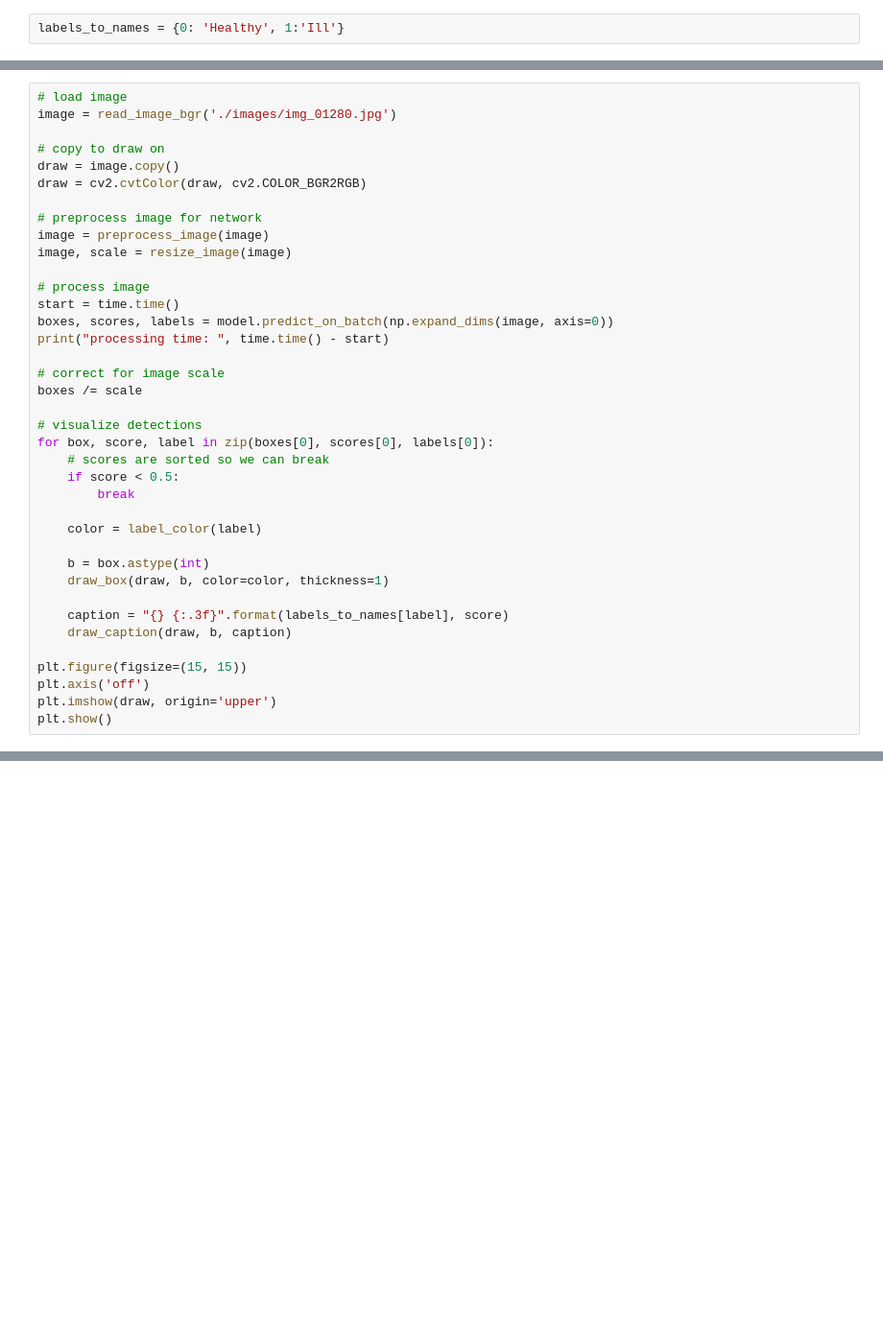
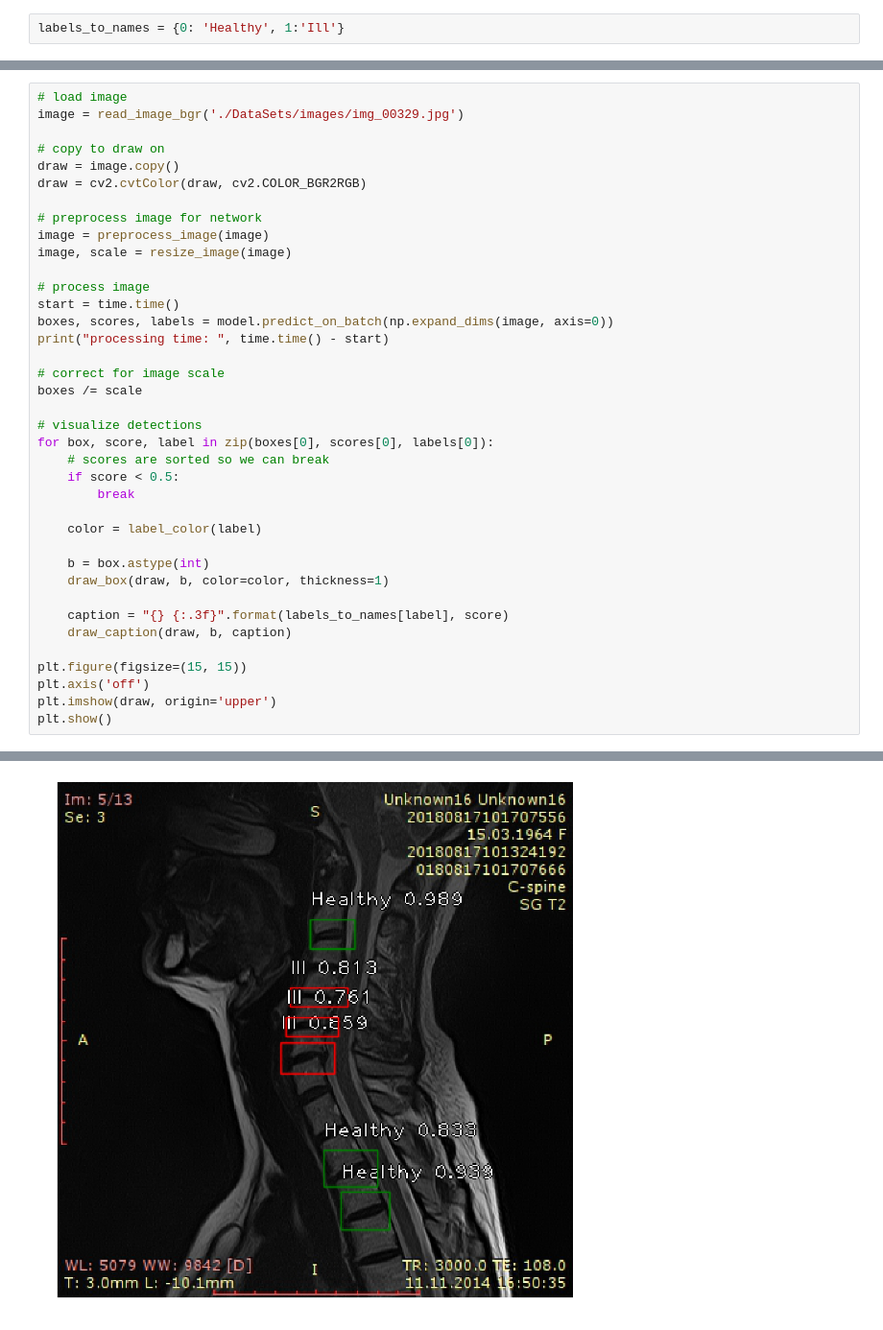
Before and after one commit to MLDPEngineer/Spinal_patology_detection, a Jupyter notebook: Inference.ipynb, the cells around one changed output, grey strips where cells are left out. Shown at 96% size. Cells and saved outputs as stored; diff of their text form; blank space fills up the shorter version.

```diff
--- a/Inference.ipynb
+++ b/Inference.ipynb
@@ -45,6 +46,6 @@ labels_to_names = {0: 'Healthy', 1:'Ill'}
 # %%
 # load image
-image = read_image_bgr('./images/img_01280.jpg')
+image = read_image_bgr('./DataSets/images/img_00329.jpg')
 
 # copy to draw on
 draw = image.copy()
@@ -80,3 +81,4 @@ plt.figure(figsize=(15, 15))
 plt.axis('off')
 plt.imshow(draw, origin='upper')
 plt.show()
+# %% [output]
@@ -82,0 +86 @@ plt.show()
+[figure, added]
```
Also changed, not shown: parts of 4 cells of this notebook, 4 other files.
